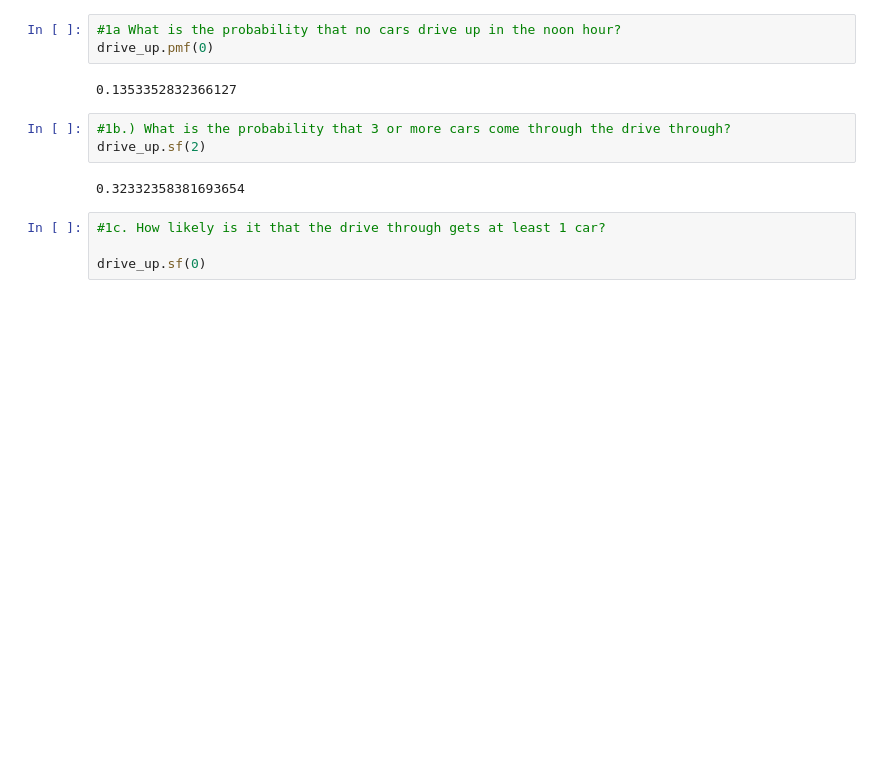
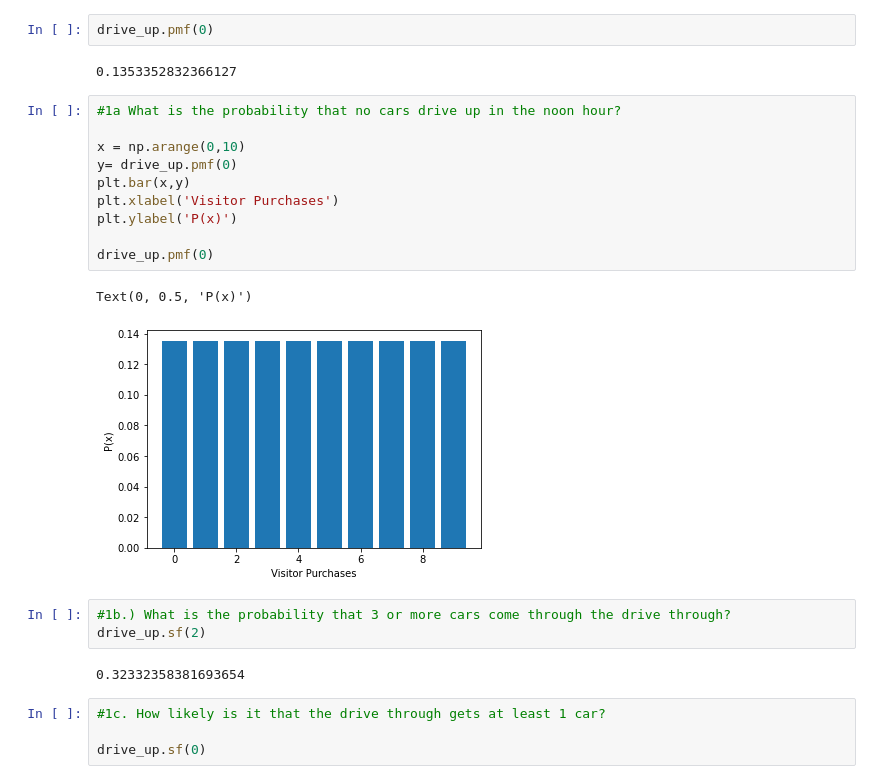
Before and after one commit to chriseverts/statistics-exercises, a Jupyter notebook: probability_distributions.ipynb, the cells around one changed output. Saved outputs shown, nothing was run; the diff lists cells and outputs as text; blank space fills up the shorter version.

```diff
--- a/probability_distributions.ipynb
+++ b/probability_distributions.ipynb
@@ -24,11 +24,23 @@ plt.ylabel('P(x)')
 # %% [output]
 Text(0, 0.5, 'P(x)')
 [figure]
+# %%
+drive_up.pmf(0)
+# %% [output]
+0.1353352832366127
 # %%
 #1a What is the probability that no cars drive up in the noon hour?
+
+x = np.arange(0,10)
+y= drive_up.pmf(0)
+plt.bar(x,y)
+plt.xlabel('Visitor Purchases')
+plt.ylabel('P(x)')
+
 drive_up.pmf(0)
 # %% [output]
-0.1353352832366127
+Text(0, 0.5, 'P(x)')
+[figure, added]
 # %%
 #1b.) What is the probability that 3 or more cars come through the drive through?
 drive_up.sf(2)
```
Also changed, not shown: parts of 22 cells of this notebook.
